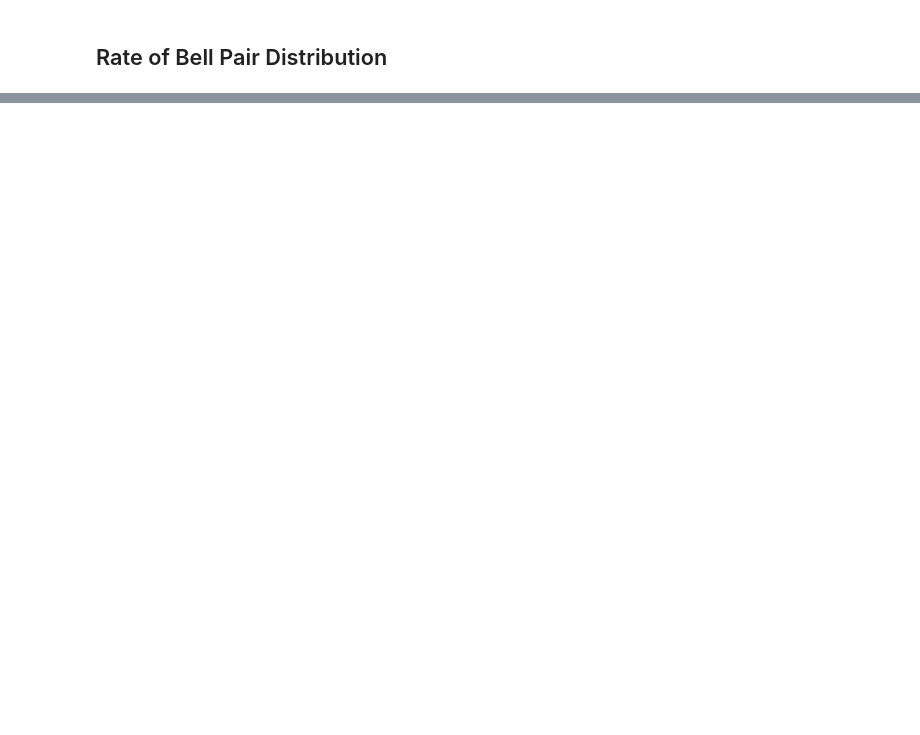
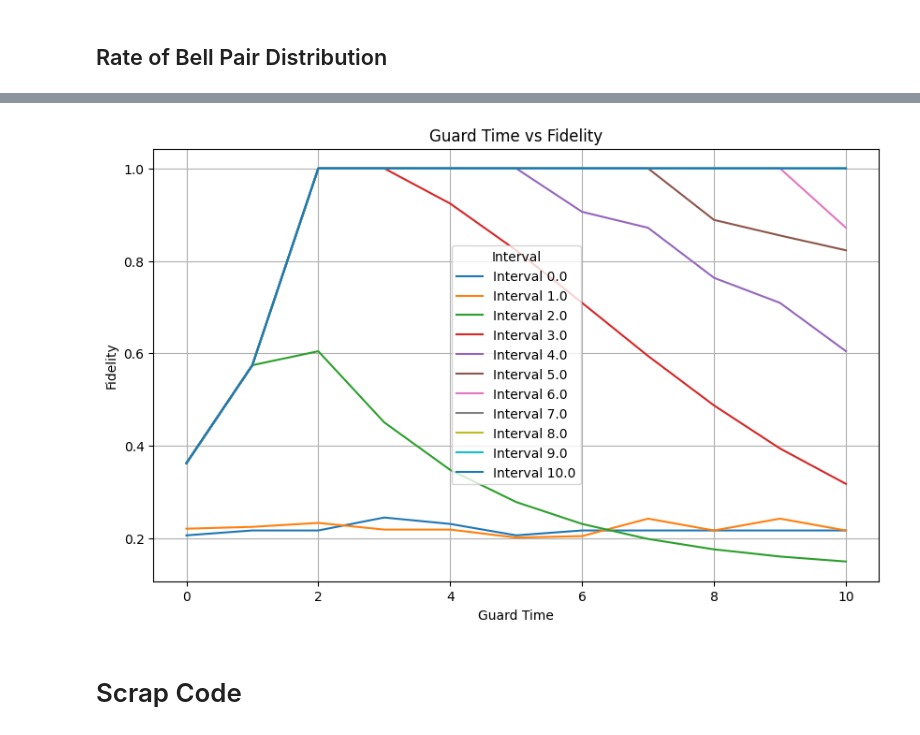
Before and after one commit to echughes529/quantum_network_simulation, a Jupyter notebook: linear_packet_switched_network_varying_guard_time_and_interval.ipynb, the cells around one changed output, grey strips where cells are left out. Drawn from its saved outputs; the diff is of its cells as text; code cells hidden in the pictures; blank space fills up the shorter version.

Commit message:
RESULTS FROM AUGUST 2ND FRIDAY NOTEBOOK

```diff
--- a/linear_packet_switched_network_varying_guard_time_and_interval.ipynb
+++ b/linear_packet_switched_network_varying_guard_time_and_interval.ipynb
@@ -380,0 +590,27 @@ avg_bp_per_frame
+# %%
+# Define basis states and identity operator
+zero = basis(2, 0)
+one = basis(2, 1)
+I = qeye(2)
+Z = sigmaz()
+
+# Constants
+c = 2e8  # speed of light in fiber
+d_between_nodes = 100e3
+
+# Define ranges for guard_time and interval
+guard_time_range = np.linspace(0, 10, 41)
+interval_range = np.linspace(0, 10, 41)
+
+# Initialize list to store results
+results = []
+
+# Run simulations for each combination of guard_time and interval
+for interval in interval_range:
+    for guard_time in guard_time_range:
+        frame_stats, simulation_time, retries = run_simulation(max_packets, interval, num_nodes, sender, receiver, guard_time, header_processing=1, max_retries=20)
+        rate = rate_bp_received(frame_stats, simulation_time, a_memory=0.1)
+        fidelity = fidelity_after_memory(frame_stats, T_dp=5)
+        results.append({'interval': interval, 'guard_time': guard_time, 'rate_bp_received': rate, 'fidelity': fidelity})
+
+df = pd.DataFrame(results)
@@ -380,0 +681,17 @@ avg_bp_per_frame
+# %%
+# Plot guard time vs fidelity
+plt.figure(figsize=(10, 6))
+for interval in interval_range:
+    df_interval = df[df['interval'] == interval]
+    plt.plot(df_interval['guard_time'], df_interval['fidelity'], label=f'Interval {interval:.1f}')
+
+plt.xlabel('Guard Time')
+plt.ylabel('Fidelity')
+plt.title('Guard Time vs Fidelity')
+plt.legend(title='Interval')
+plt.grid(True)
+plt.show()
+# %% [output]
+[figure, added]
+# %% [markdown]
+# Scrap Code
```
Also changed, not shown: parts of 10 cells of this notebook.
